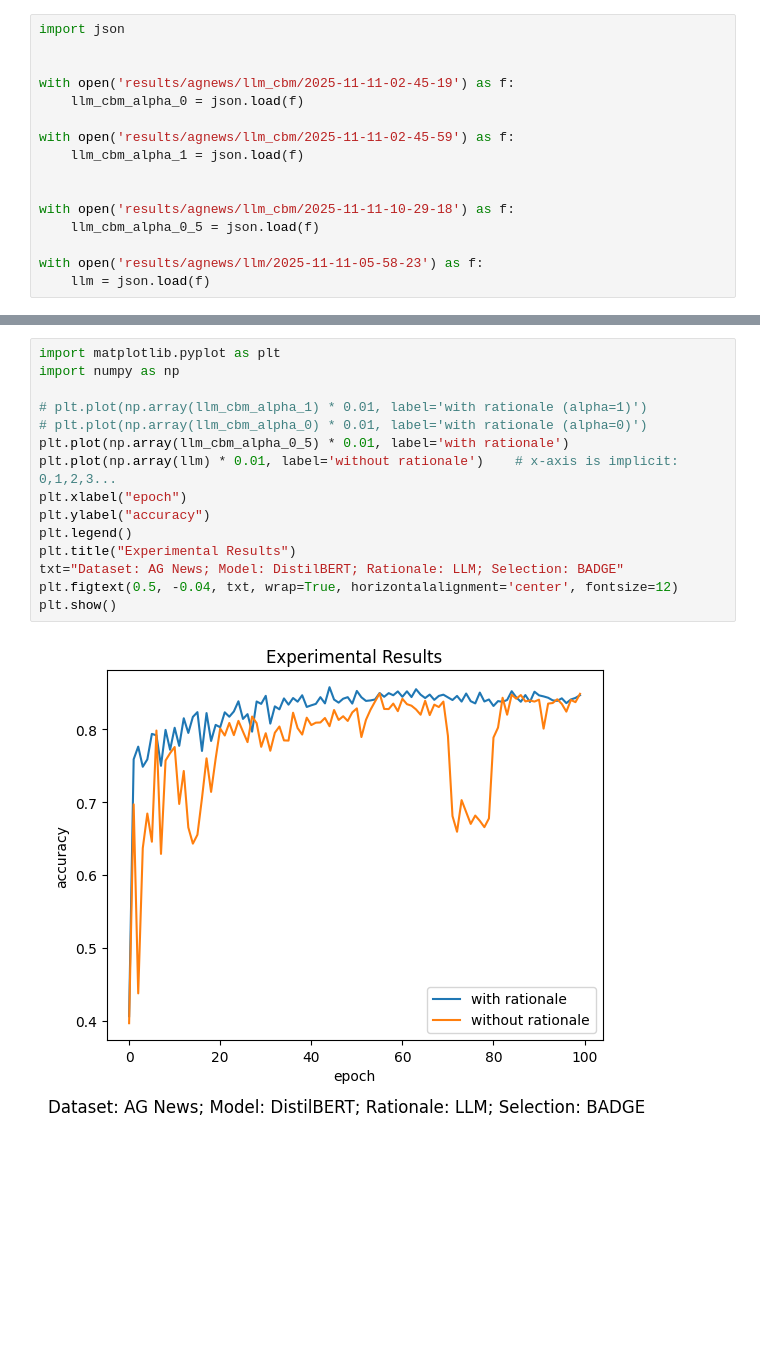
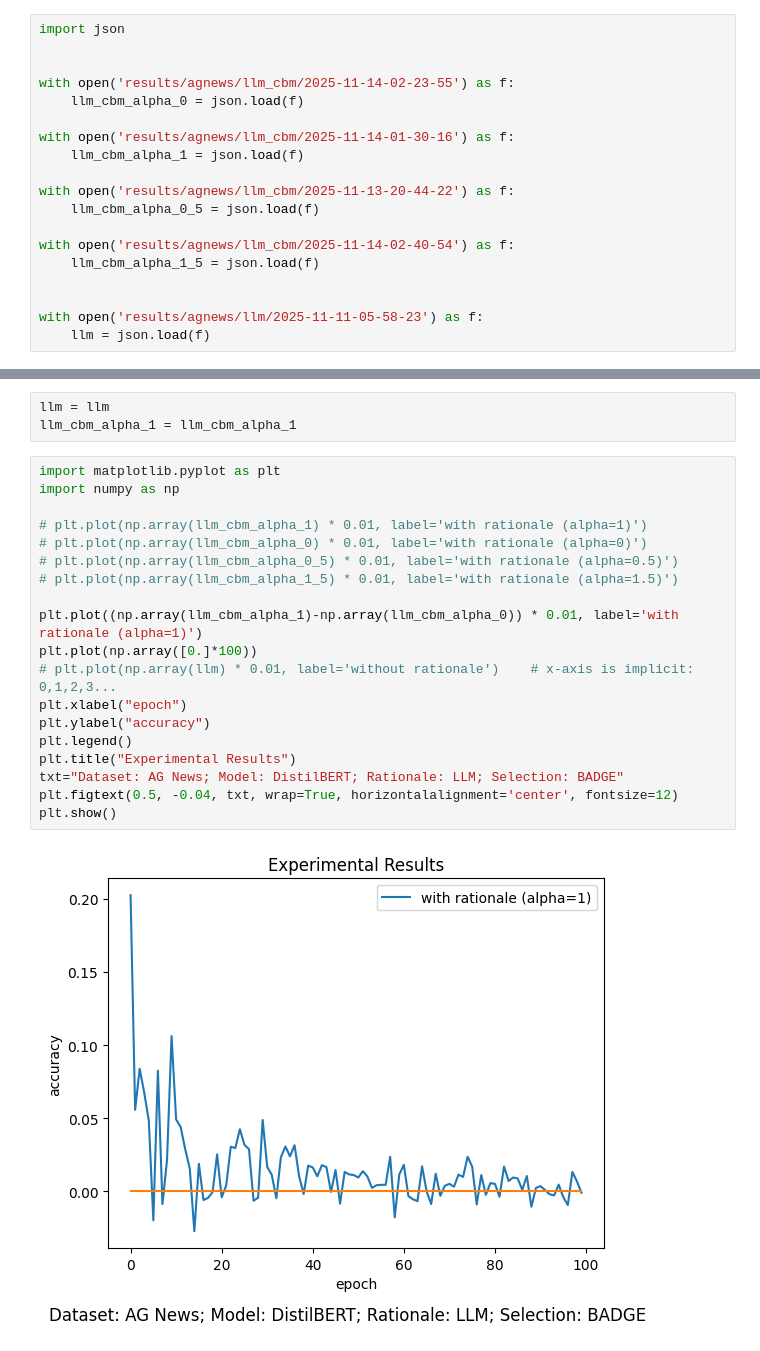
Before and after one commit to Ziyang-Yu/ALKD, a Jupyter notebook: draw.ipynb, the cells around one changed output, grey strips where cells are left out. Saved outputs shown, nothing was run; the diff lists cells and outputs as text; blank space fills up the shorter version.

```diff
--- a/draw.ipynb
+++ b/draw.ipynb
@@ -2,15 +2,18 @@
 import json
 
 
-with open('results/agnews/llm_cbm/2025-11-11-02-45-19') as f:
+with open('results/agnews/llm_cbm/2025-11-14-02-23-55') as f:
     llm_cbm_alpha_0 = json.load(f)
 
-with open('results/agnews/llm_cbm/2025-11-11-02-45-59') as f:
+with open('results/agnews/llm_cbm/2025-11-14-01-30-16') as f:
     llm_cbm_alpha_1 = json.load(f)
 
+with open('results/agnews/llm_cbm/2025-11-13-20-44-22') as f:
+    llm_cbm_alpha_0_5 = json.load(f)
 
-with open('results/agnews/llm_cbm/2025-11-11-10-29-18') as f:
-    llm_cbm_alpha_0_5 = json.load(f)
+with open('results/agnews/llm_cbm/2025-11-14-02-40-54') as f:
+    llm_cbm_alpha_1_5 = json.load(f)
+
 
 with open('results/agnews/llm/2025-11-11-05-58-23') as f:
     llm = json.load(f)
@@ -17,18 +24,25 @@ with open('results/agnews/llm/2025-11-11-05-58-23') as f:
+# %%
+llm = llm
+llm_cbm_alpha_1 = llm_cbm_alpha_1
 # %%
 import matplotlib.pyplot as plt
 import numpy as np
 
 # plt.plot(np.array(llm_cbm_alpha_1) * 0.01, label='with rationale (alpha=1)')
 # plt.plot(np.array(llm_cbm_alpha_0) * 0.01, label='with rationale (alpha=0)')
-plt.plot(np.array(llm_cbm_alpha_0_5) * 0.01, label='with rationale')
-plt.plot(np.array(llm) * 0.01, label='without rationale')    # x-axis is implicit: 0,1,2,3...
+# plt.plot(np.array(llm_cbm_alpha_0_5) * 0.01, label='with rationale (alpha=0.5)')
+# plt.plot(np.array(llm_cbm_alpha_1_5) * 0.01, label='with rationale (alpha=1.5)')
+
+plt.plot((np.array(llm_cbm_alpha_1)-np.array(llm_cbm_alpha_0)) * 0.01, label='with rationale (alpha=1)')
+plt.plot(np.array([0.]*100))
+# plt.plot(np.array(llm) * 0.01, label='without rationale')    # x-axis is implicit: 0,1,2,3...
 plt.xlabel("epoch")
 plt.ylabel("accuracy")
 plt.legend()
 plt.title("Experimental Results")
 txt="Dataset: AG News; Model: DistilBERT; Rationale: LLM; Selection: BADGE"
 plt.figtext(0.5, -0.04, txt, wrap=True, horizontalalignment='center', fontsize=12)
 plt.show()
 # %% [output]
-[figure, old version]
+[figure, new version]
 # %%
```
Also changed, not shown: parts of 3 cells of this notebook, 3 other files.
